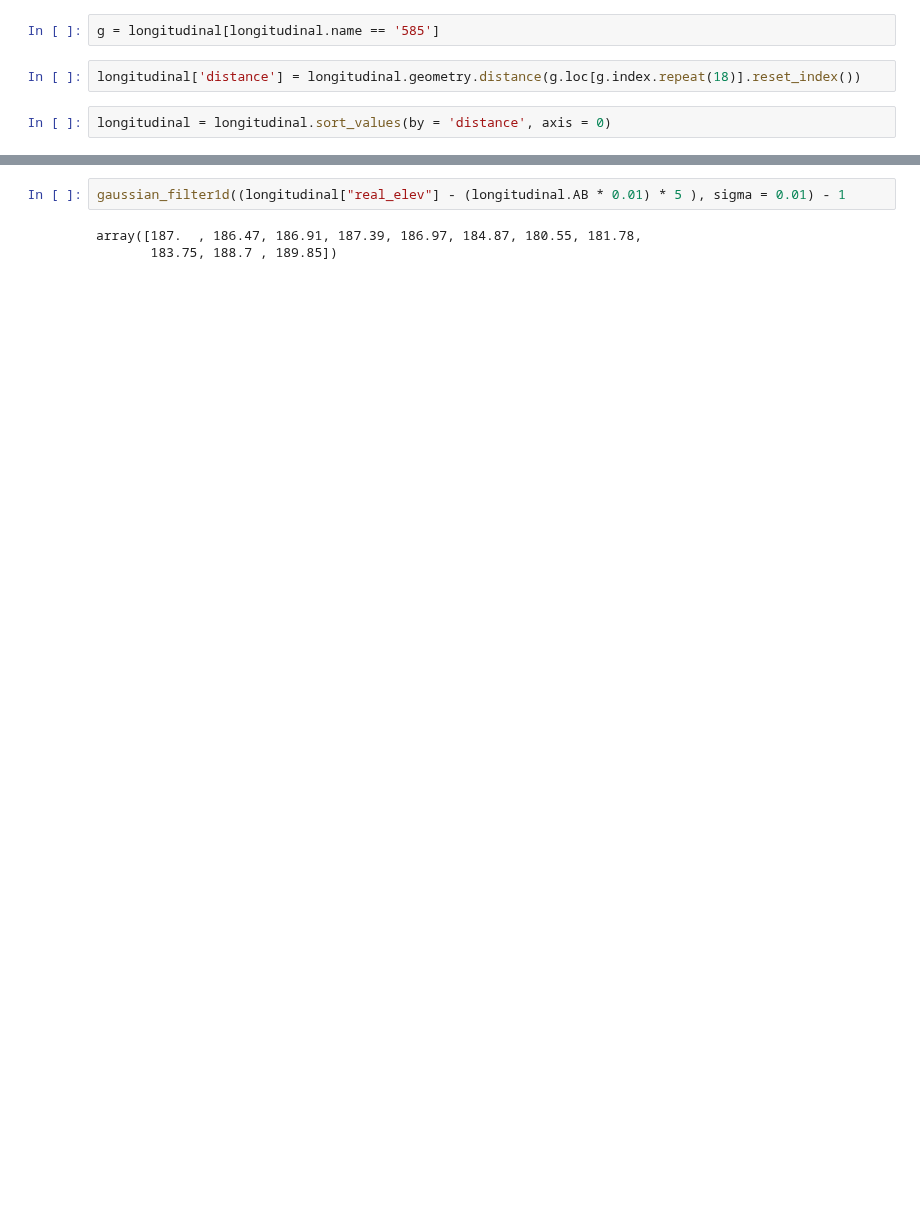
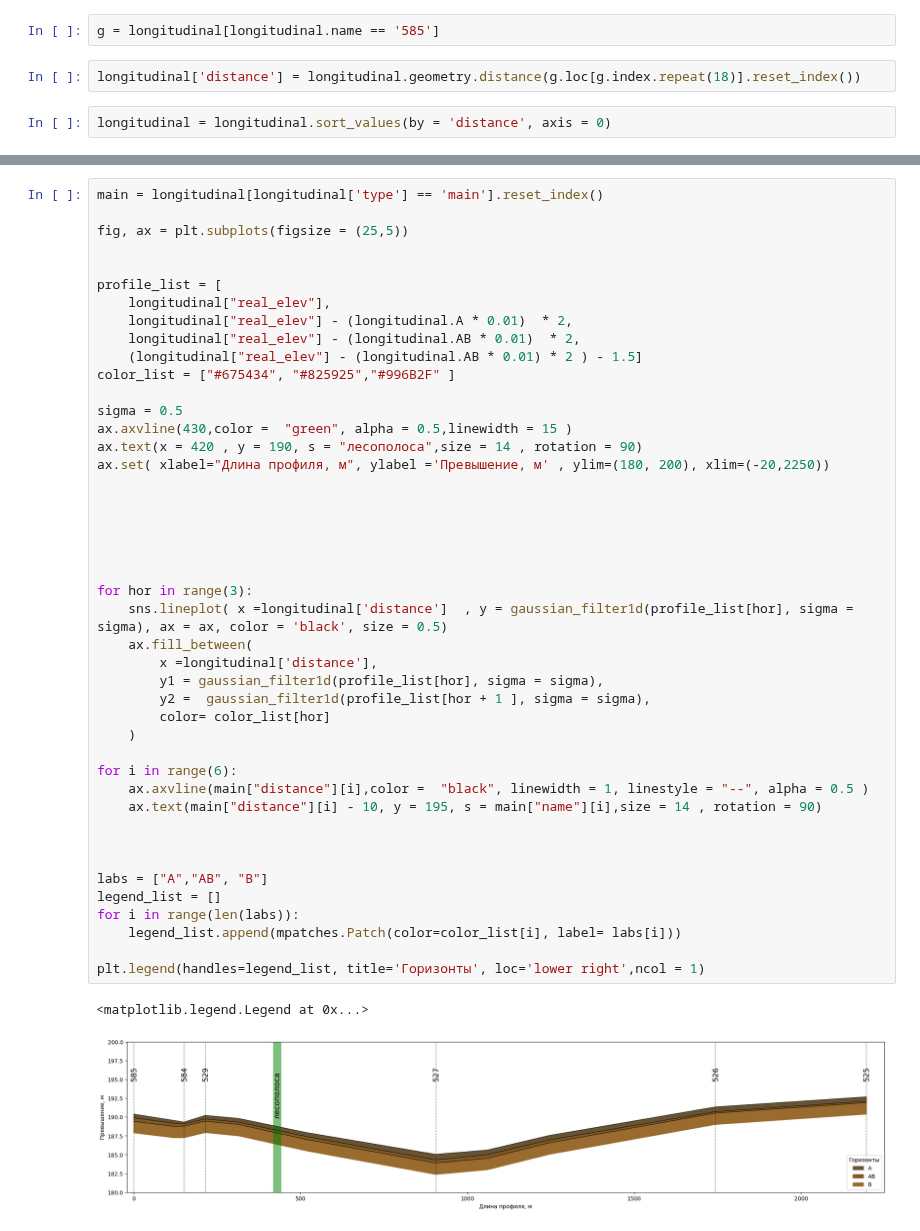
Before and after one commit to hukitoc94/total_archangelskiy, a Jupyter notebook: field_data/profiles.ipynb, the cells around one changed output, grey strips where cells are left out. Drawn from its saved outputs; the diff is of its cells as text; blank space fills up the shorter version.

Commit message:
profiles_done

```diff
--- a/field_data/profiles.ipynb
+++ b/field_data/profiles.ipynb
@@ -68,5 +34,47 @@ sns.lineplot( x =longitudinal['distance']  , y = gaussian_filter1d((longitudinal
-# %%
-gaussian_filter1d((longitudinal["real_elev"] - (longitudinal.AB * 0.01) * 5 ), sigma = 0.01) - 1
-# %% [output]
-array([187.  , 186.47, 186.91, 187.39, 186.97, 184.87, 180.55, 181.78,
-       183.75, 188.7 , 189.85])
+# %%
+main = longitudinal[longitudinal['type'] == 'main'].reset_index()
+
+fig, ax = plt.subplots(figsize = (25,5))
+
+
+profile_list = [
+    longitudinal["real_elev"],
+    longitudinal["real_elev"] - (longitudinal.A * 0.01)  * 2,
+    longitudinal["real_elev"] - (longitudinal.AB * 0.01)  * 2,
+    (longitudinal["real_elev"] - (longitudinal.AB * 0.01) * 2 ) - 1.5]
+color_list = ["#675434", "#825925","#996B2F" ]
+
+sigma = 0.5
+ax.axvline(430,color =  "green", alpha = 0.5,linewidth = 15 )
+ax.text(x = 420 , y = 190, s = "лесополоса",size = 14 , rotation = 90)
+ax.set( xlabel="Длина профиля, м", ylabel ='Превышение, м' , ylim=(180, 200), xlim=(-20,2250))
+
+
+
+
+
+
+for hor in range(3):
+    sns.lineplot( x =longitudinal['distance']  , y = gaussian_filter1d(profile_list[hor], sigma = sigma), ax = ax, color = 'black', size = 0.5)
+    ax.fill_between(
+        x =longitudinal['distance'],
+        y1 = gaussian_filter1d(profile_list[hor], sigma = sigma),
+        y2 =  gaussian_filter1d(profile_list[hor + 1 ], sigma = sigma),
+        color= color_list[hor]
+    )
+
+for i in range(6):
+    ax.axvline(main["distance"][i],color =  "black", linewidth = 1, linestyle = "--", alpha = 0.5 )
+    ax.text(main["distance"][i] - 10, y = 195, s = main["name"][i],size = 14 , rotation = 90)
+
+
+
+labs = ["A","AB", "B"]
+legend_list = []
+for i in range(len(labs)):
+    legend_list.append(mpatches.Patch(color=color_list[i], label= labs[i]))
+
+plt.legend(handles=legend_list, title='Горизонты', loc='lower right',ncol = 1)
+# %% [output]
+<matplotlib.legend.Legend at 0x...>
+[figure, added]
```
Also changed, not shown: parts of 6 cells of this notebook, 2 other files.
